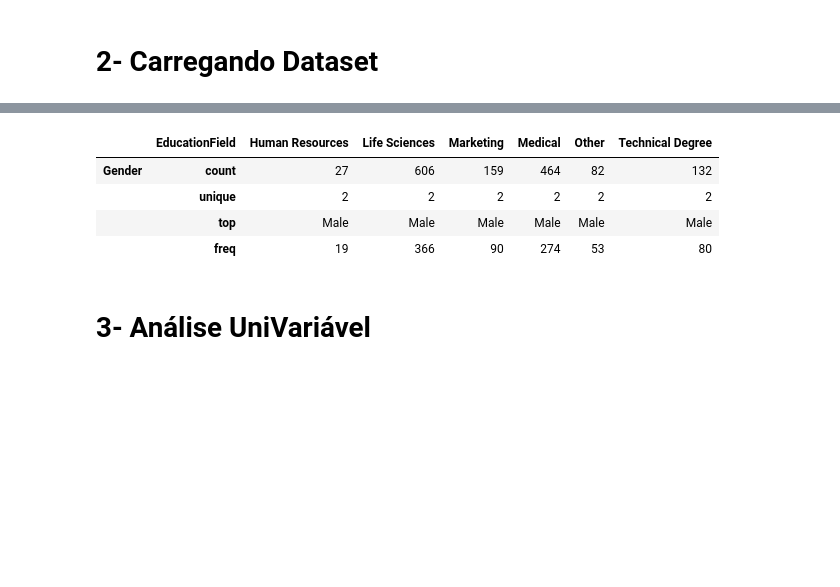
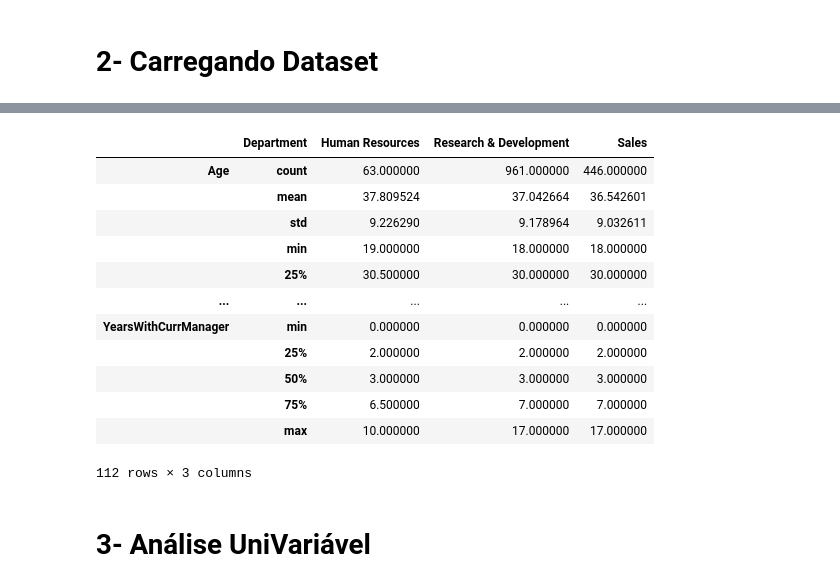
Before and after one commit to adilsonalbino/datascience, a Jupyter notebook: analise-dados-ibm-rh.ipynb, the cells around one changed output, grey strips where cells are left out. Cells and saved outputs as stored; diff of their text form; code cells hidden in the pictures; blank space fills up the shorter version.

```diff
--- a/analise-dados-ibm-rh.ipynb
+++ b/analise-dados-ibm-rh.ipynb
@@ -47,3 +50,7 @@ df.head(10)
+# %%
+df = df.drop(df[['DailyRate','HourlyRate','MonthlyRate','StandardHours','WorkLifeBalance',
+                 'PercentSalaryHike', 'JobInvolvement','OverTime','PerformanceRating','EmployeeCount',
+                 'RelationshipSatisfaction','TotalWorkingYears','TrainingTimesLastYear']],axis=1)
 # %%
 df.info()
 # %% [output]
@@ -102,12 +110,20 @@ df.describe()
 # %%
-df_groupby = df[['EducationField', 'Gender']].groupby('EducationField').describe()
+df_groupby = df.groupby('Department').describe()
 df_groupby.T
 # %% [output]
-|  | EducationField | Human Resources | Life Sciences | Marketing | Medical | Other | Technical Degree |
-| Gender | count | 27 | 606 | 159 | 464 | 82 | 132 |
-|  | unique | 2 | 2 | 2 | 2 | 2 | 2 |
-|  | top | Male | Male | Male | Male | Male | Male |
-|  | freq | 19 | 366 | 90 | 274 | 53 | 80 |
+|  | Department | Human Resources | Research & Development | Sales |
+| Age | count | 63.000000 | 961.000000 | 446.000000 |
+|  | mean | 37.809524 | 37.042664 | 36.542601 |
+|  | std | 9.226290 | 9.178964 | 9.032611 |
+|  | min | 19.000000 | 18.000000 | 18.000000 |
+|  | 25% | 30.500000 | 30.000000 | 30.000000 |
+| ... | ... | ... | ... | ... |
+| YearsWithCurrManager | min | 0.000000 | 0.000000 | 0.000000 |
+|  | 25% | 2.000000 | 2.000000 | 2.000000 |
+|  | 50% | 3.000000 | 3.000000 | 3.000000 |
+|  | 75% | 6.500000 | 7.000000 | 7.000000 |
+|  | max | 10.000000 | 17.000000 | 17.000000 |
+112 rows × 3 columns
 # %% [markdown]
 # 3- Análise UniVariável
 # %%
```
Also changed, not shown: parts of 23 cells of this notebook.
